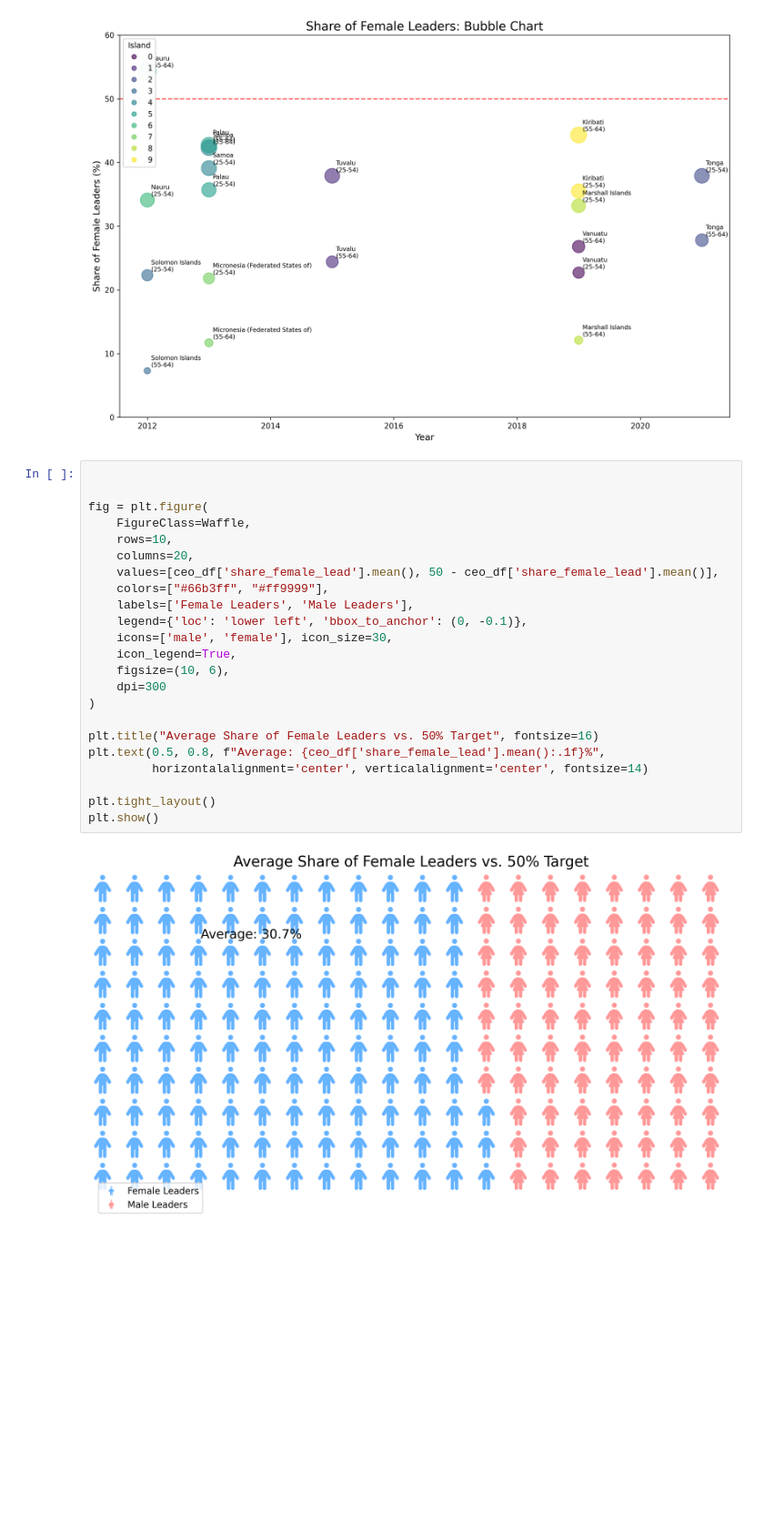
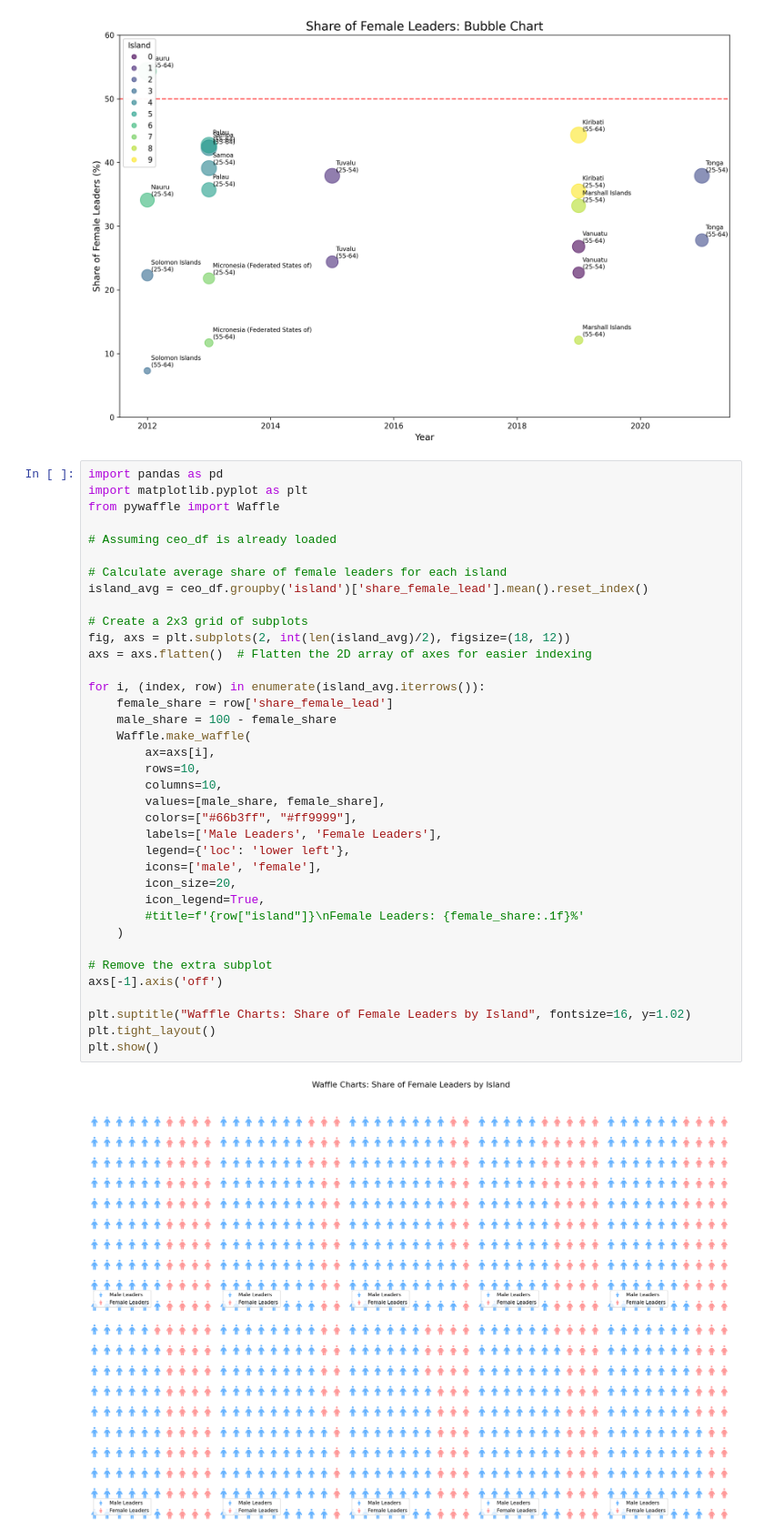
Before and after one commit to JosephBARBIERDARNAL/pacific-data-challenge, a Jupyter notebook: data.ipynb, the cells around one changed output. Shown at 91% size. Drawn from its saved outputs; the diff is of its cells as text; blank space fills up the shorter version.

Commit message:
update wafflechart

```diff
--- a/data.ipynb
+++ b/data.ipynb
@@ -104,31 +104,45 @@ plt.tight_layout()
 plt.show()
 # %% [output]
 [figure]
-# %%
-
-
-fig = plt.figure(
-    FigureClass=Waffle,
-    rows=10,
-    columns=20,
-    values=[ceo_df['share_female_lead'].mean(), 50 - ceo_df['share_female_lead'].mean()],
-    colors=["#66b3ff", "#ff9999"],
-    labels=['Female Leaders', 'Male Leaders'],
-    legend={'loc': 'lower left', 'bbox_to_anchor': (0, -0.1)},
-    icons=['male', 'female'], icon_size=30,
-    icon_legend=True,
-    figsize=(10, 6),
-    dpi=300
-)
-
-plt.title("Average Share of Female Leaders vs. 50% Target", fontsize=16)
-plt.text(0.5, 0.8, f"Average: {ceo_df['share_female_lead'].mean():.1f}%",
-         horizontalalignment='center', verticalalignment='center', fontsize=14)
-
-plt.tight_layout()
-plt.show()
-# %% [output]
-[figure, removed]
+# %%
+import pandas as pd
+import matplotlib.pyplot as plt
+from pywaffle import Waffle
+
+# Assuming ceo_df is already loaded
+
+# Calculate average share of female leaders for each island
+island_avg = ceo_df.groupby('island')['share_female_lead'].mean().reset_index()
+
+# Create a 2x3 grid of subplots
+fig, axs = plt.subplots(2, int(len(island_avg)/2), figsize=(18, 12))
+axs = axs.flatten()  # Flatten the 2D array of axes for easier indexing
+
+for i, (index, row) in enumerate(island_avg.iterrows()):
+    female_share = row['share_female_lead']
+    male_share = 100 - female_share
+    Waffle.make_waffle(
+        ax=axs[i],
+        rows=10,
+        columns=10,
+        values=[male_share, female_share],
+        colors=["#66b3ff", "#ff9999"],
+        labels=['Male Leaders', 'Female Leaders'],
+        legend={'loc': 'lower left'},
+        icons=['male', 'female'],
+        icon_size=20,
+        icon_legend=True,
+        #title=f'{row["island"]}\nFemale Leaders: {female_share:.1f}%'
+    )
+
+# Remove the extra subplot
+axs[-1].axis('off')
+
+plt.suptitle("Waffle Charts: Share of Female Leaders by Island", fontsize=16, y=1.02)
+plt.tight_layout()
+plt.show()
+# %% [output]
+[figure, added]
 # %%
 fig, ax = plt.subplots(figsize=(12, 8), dpi=300)
 
```
Also changed, not shown: parts of 1 cell of this notebook.
